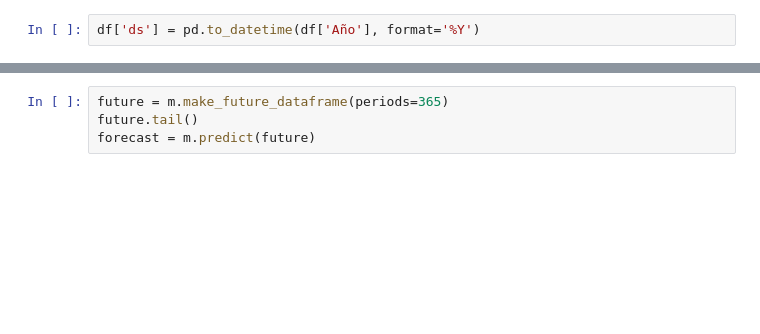
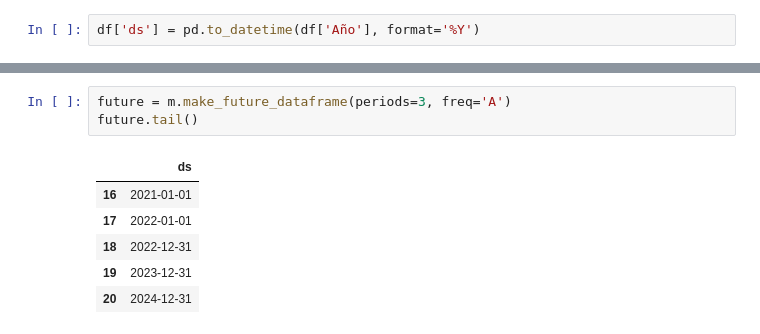
Before and after one commit to leowader/api-monitoreo-financiero, a Jupyter notebook: src/data/prediccionPIB.ipynb, the cells around one changed output, grey strips where cells are left out. Saved outputs shown, nothing was run; the diff lists cells and outputs as text; blank space fills up the shorter version.

```diff
--- a/src/data/prediccionPIB.ipynb
+++ b/src/data/prediccionPIB.ipynb
@@ -84,6 +91,12 @@ m.fit(df)
 <prophet.forecaster.Prophet at 0x...>
 # %%
-future = m.make_future_dataframe(periods=365)
+future = m.make_future_dataframe(periods=3, freq='A')
 future.tail()
-forecast = m.predict(future)
+# %% [output]
+|  | ds |
+| 16 | 2021-01-01 |
+| 17 | 2022-01-01 |
+| 18 | 2022-12-31 |
+| 19 | 2023-12-31 |
+| 20 | 2024-12-31 |
 # %%
```
Also changed, not shown: parts of 9 cells of this notebook, 1 other file.
